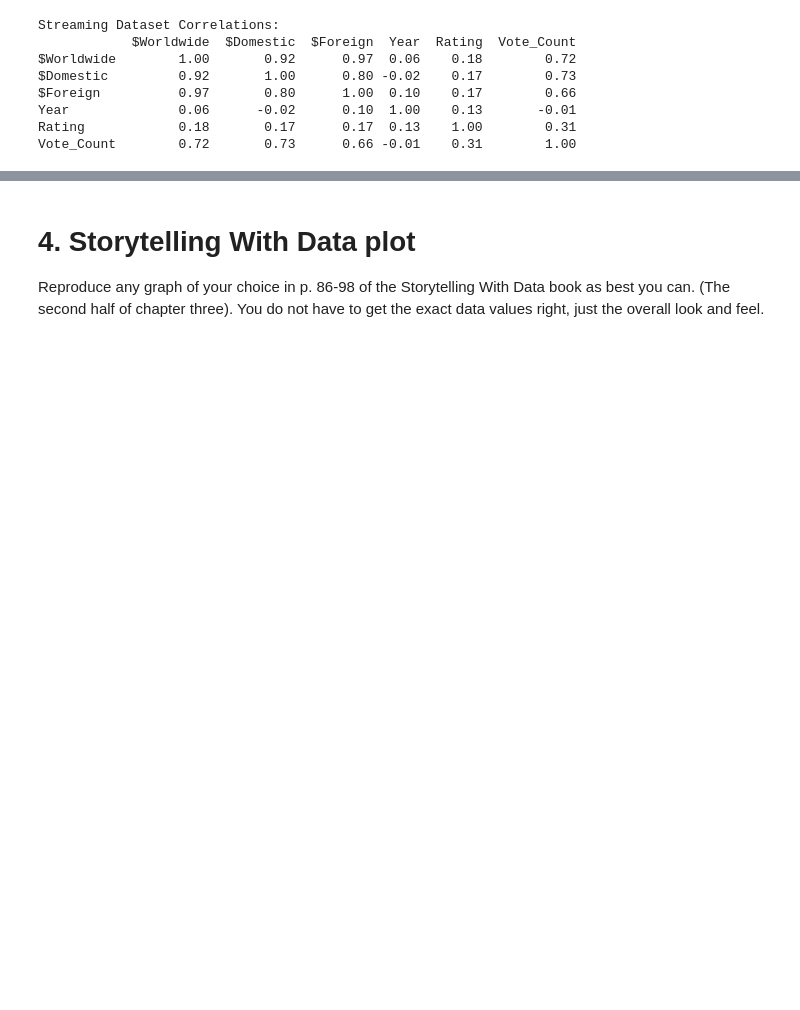
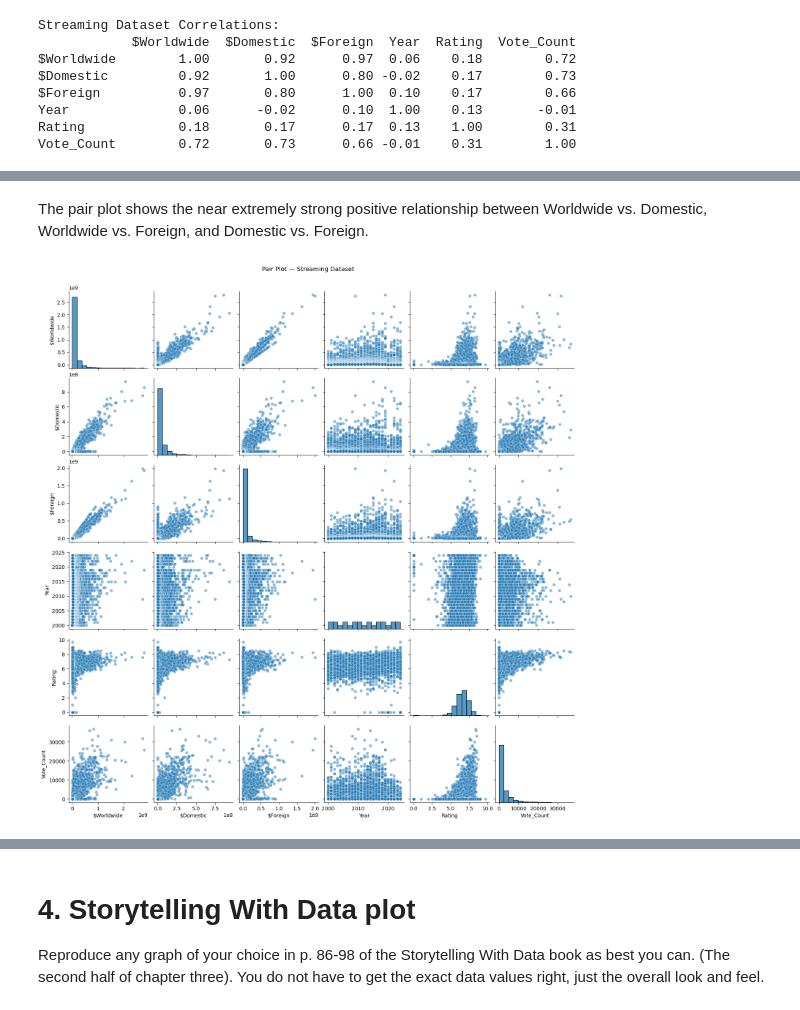
Before and after one commit to keshleem/dx699-summerai-homework6, a Jupyter notebook: OMDS-ModB2-Week6-Martin-Keshia-Lee.ipynb, the cells around one changed output, grey strips where cells are left out. Drawn from its saved outputs; the diff is of its cells as text; code cells hidden in the pictures; blank space fills up the shorter version.

```diff
--- a/OMDS-ModB2-Week6-Martin-Keshia-Lee.ipynb
+++ b/OMDS-ModB2-Week6-Martin-Keshia-Lee.ipynb
@@ -246,6 +244,6 @@ dtype: object
 # %%
 # STREAMING — CORRELATIONS BETWEEN NUMERICAL VARIABLES
-stream_numeric = df_box_office[['$Worldwide', '$Domestic',
+box_office_numeric = df_box_office[['$Worldwide', '$Domestic',
                              '$Foreign', 'Year', 'Rating', "Vote_Count"]]
 
 print("Streaming Dataset Correlations:")
@@ -261,0 +288,8 @@ Vote_Count        0.72       0.73      0.66 -0.01    0.31        1.00
+# %% [markdown]
+The pair plot shows the near extremely strong positive relationship between Worldwide vs. Domestic, Worldwide vs. Foreign, and Domestic vs. Foreign.
+# %%
+sns.pairplot(box_office_numeric, plot_kws={'alpha': 0.5}, diag_kws={'bins':15})
+plt.suptitle('Pair Plot — Streaming Dataset', y=1.02)
+plt.show()
+# %% [output]
+[figure, added]
```
Also changed, not shown: parts of 7 cells of this notebook.
